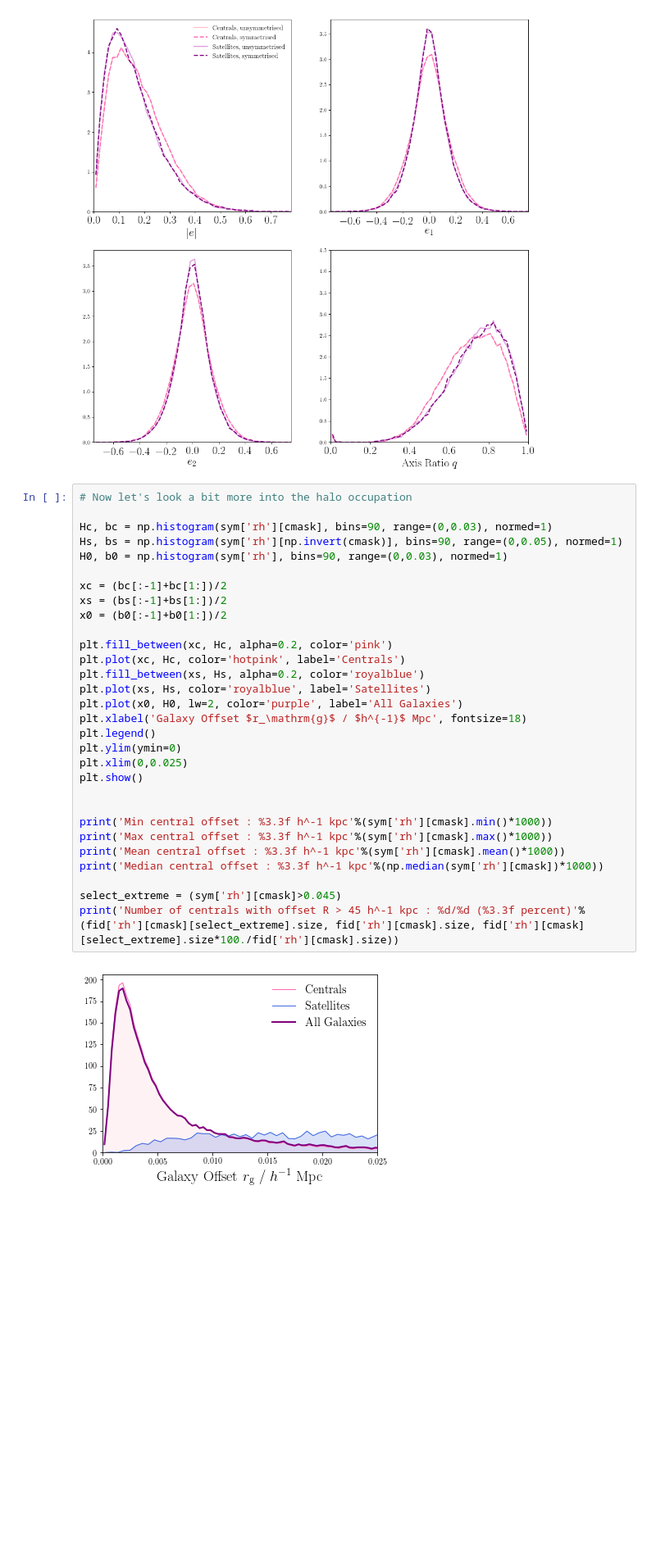
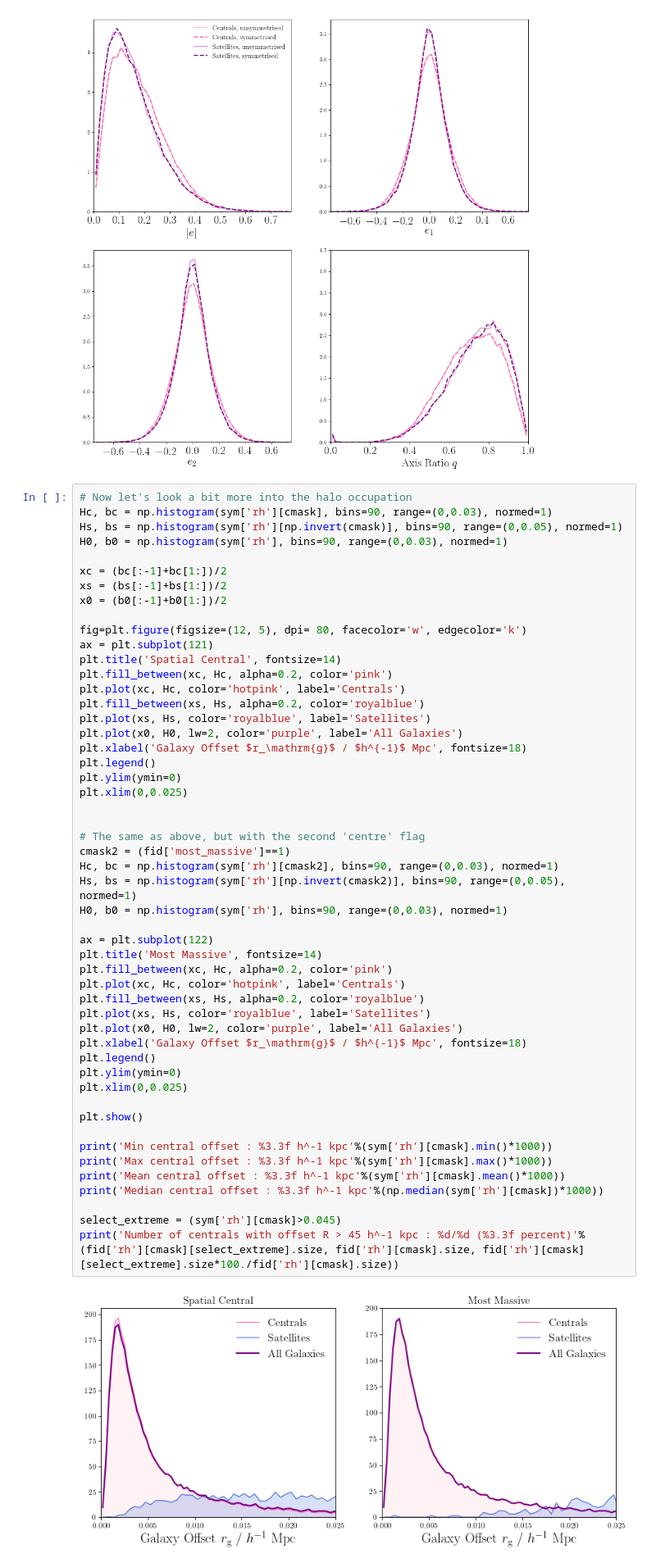
Before and after one commit to ssamuroff/ia_modelling_public, a Jupyter notebook: examples/catalogues.ipynb, the cells around one changed output. Shown: that part at 82% size. Cells and saved outputs as stored; diff of their text form; blank space fills up the shorter version.

```diff
--- a/examples/catalogues.ipynb
+++ b/examples/catalogues.ipynb
@@ -164,36 +164,57 @@ plt.show()
 [figure]
 # %%
 # Now let's look a bit more into the halo occupation
-
 Hc, bc = np.histogram(sym['rh'][cmask], bins=90, range=(0,0.03), normed=1)
 Hs, bs = np.histogram(sym['rh'][np.invert(cmask)], bins=90, range=(0,0.05), normed=1)
 H0, b0 = np.histogram(sym['rh'], bins=90, range=(0,0.03), normed=1)
 
 xc = (bc[:-1]+bc[1:])/2
 xs = (bs[:-1]+bs[1:])/2
 x0 = (b0[:-1]+b0[1:])/2
 
+fig=plt.figure(figsize=(12, 5), dpi= 80, facecolor='w', edgecolor='k')
+ax = plt.subplot(121)
+plt.title('Spatial Central', fontsize=14)
 plt.fill_between(xc, Hc, alpha=0.2, color='pink')
 plt.plot(xc, Hc, color='hotpink', label='Centrals')
 plt.fill_between(xs, Hs, alpha=0.2, color='royalblue')
 plt.plot(xs, Hs, color='royalblue', label='Satellites')
 plt.plot(x0, H0, lw=2, color='purple', label='All Galaxies')
 plt.xlabel('Galaxy Offset $r_\mathrm{g}$ / $h^{-1}$ Mpc', fontsize=18)
 plt.legend()
 plt.ylim(ymin=0)
 plt.xlim(0,0.025)
+
+
+# The same as above, but with the second 'centre' flag
+cmask2 = (fid['most_massive']==1)
+Hc, bc = np.histogram(sym['rh'][cmask2], bins=90, range=(0,0.03), normed=1)
+Hs, bs = np.histogram(sym['rh'][np.invert(cmask2)], bins=90, range=(0,0.05), normed=1)
+H0, b0 = np.histogram(sym['rh'], bins=90, range=(0,0.03), normed=1)
+
+ax = plt.subplot(122)
+plt.title('Most Massive', fontsize=14)
+plt.fill_between(xc, Hc, alpha=0.2, color='pink')
+plt.plot(xc, Hc, color='hotpink', label='Centrals')
+plt.fill_between(xs, Hs, alpha=0.2, color='royalblue')
+plt.plot(xs, Hs, color='royalblue', label='Satellites')
+plt.plot(x0, H0, lw=2, color='purple', label='All Galaxies')
+plt.xlabel('Galaxy Offset $r_\mathrm{g}$ / $h^{-1}$ Mpc', fontsize=18)
+plt.legend()
+plt.ylim(ymin=0)
+plt.xlim(0,0.025)
+
 plt.show()
-
 
 print('Min central offset : %3.3f h^-1 kpc'%(sym['rh'][cmask].min()*1000))
 print('Max central offset : %3.3f h^-1 kpc'%(sym['rh'][cmask].max()*1000))
 print('Mean central offset : %3.3f h^-1 kpc'%(sym['rh'][cmask].mean()*1000))
 print('Median central offset : %3.3f h^-1 kpc'%(np.median(sym['rh'][cmask])*1000))
 
 select_extreme = (sym['rh'][cmask]>0.045)
 print('Number of centrals with offset R > 45 h^-1 kpc : %d/%d (%3.3f percent)'%(fid['rh'][cmask][select_extreme].size, fid['rh'][cmask].size, fid['rh'][cmask][select_extreme].size*100./fid['rh'][cmask].size))
 # %% [output]
-[figure, old version]
+[figure, new version]
 Min central offset : 0.036 h^-1 kpc
 Max central offset : 121.871 h^-1 kpc
 Mean central offset : 7.355 h^-1 kpc
```
Also changed, not shown: parts of 2 cells of this notebook.
